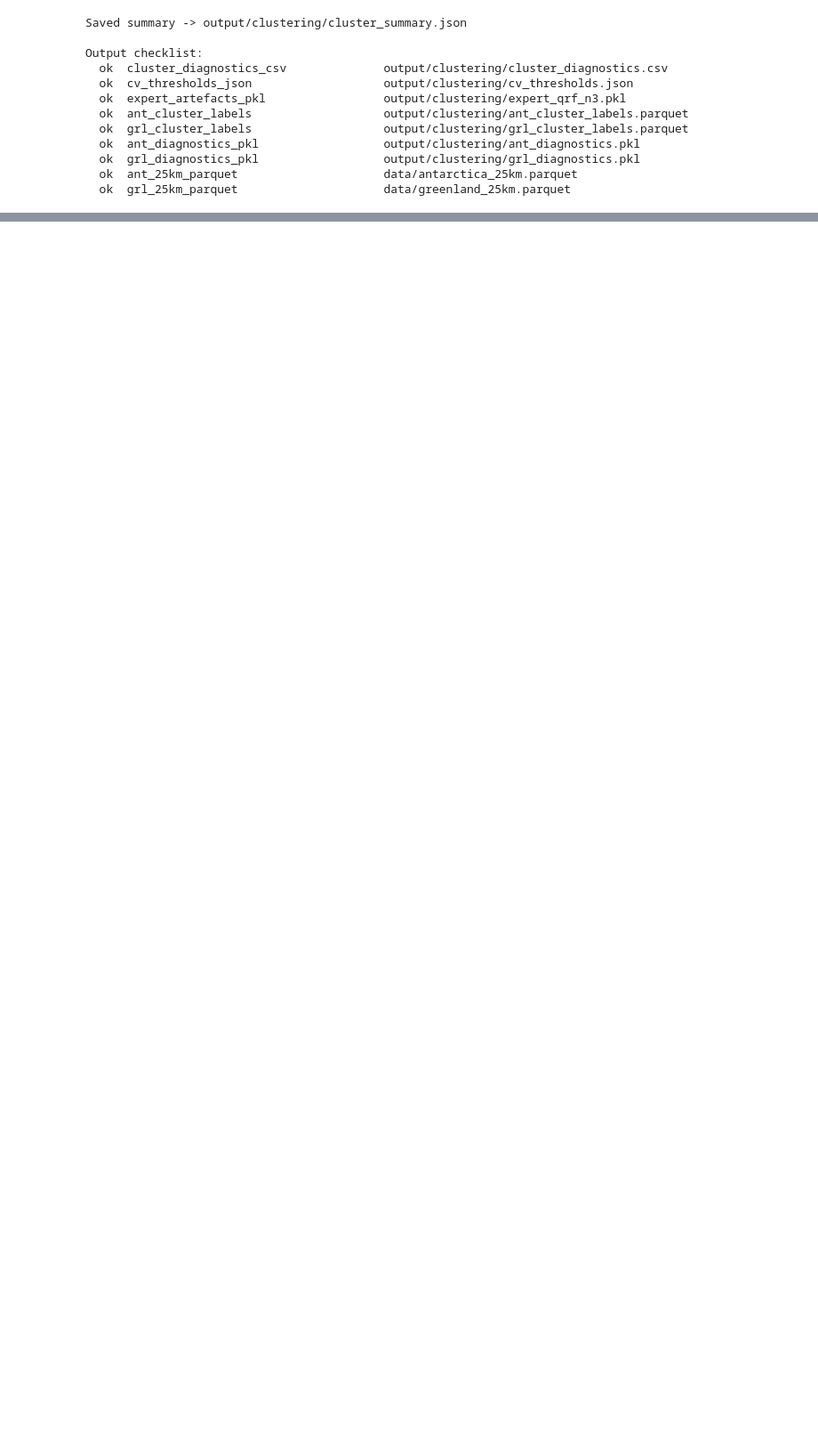
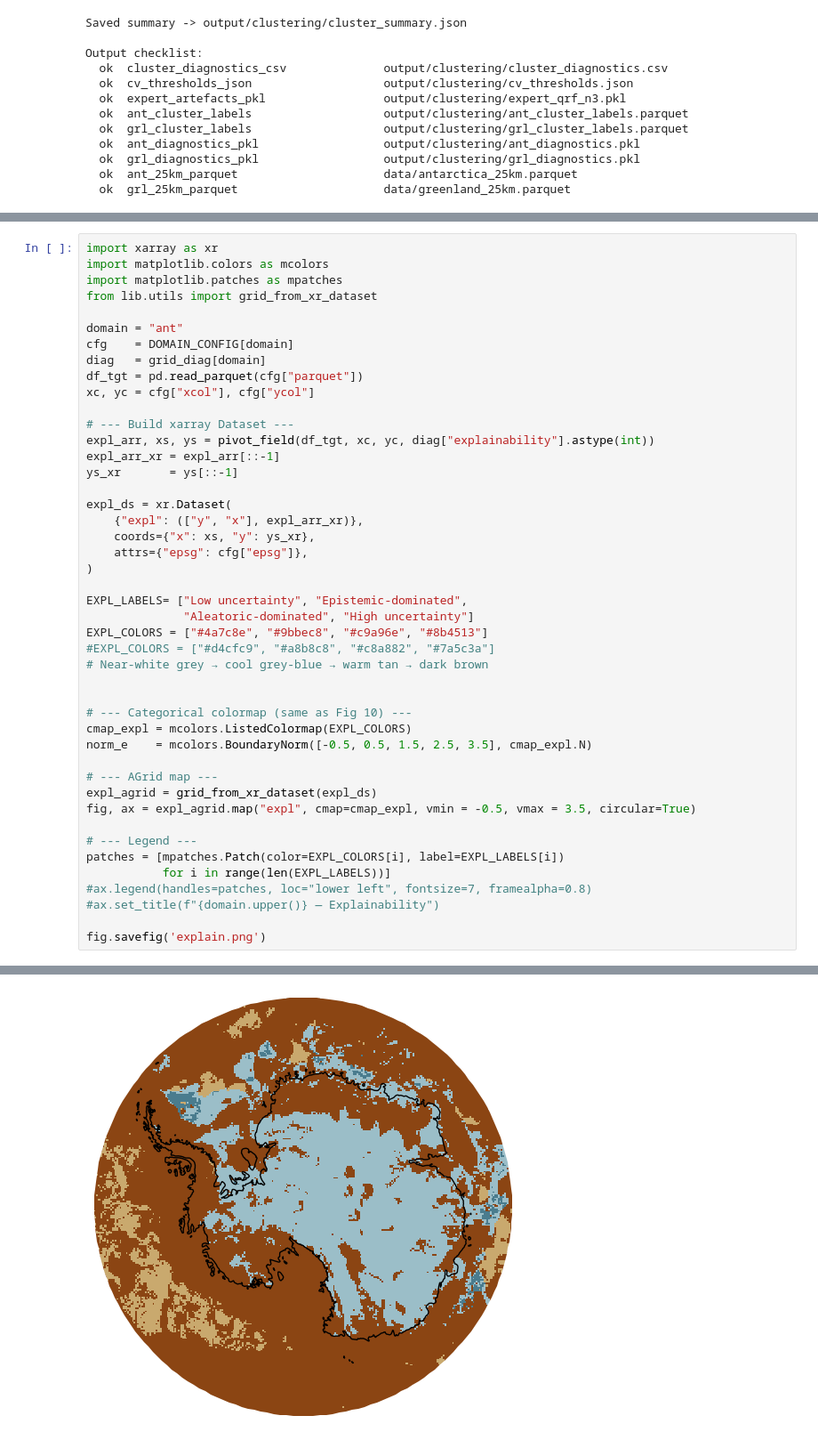
Before and after one commit to TobbeTripitaka/Aq2, a Jupyter notebook: 6_CLUSTERING_v2.ipynb, the cells around one changed output, grey strips where cells are left out. Shown at 89% size. Drawn from its saved outputs; the diff is of its cells as text; blank space fills up the shorter version.

```diff
--- a/6_CLUSTERING_v2.ipynb
+++ b/6_CLUSTERING_v2.ipynb
@@ -1178,2 +1214,46 @@ agrid_kq_qrf =  grid_from_xr_dataset(kq_qrf)
 # %%
+import xarray as xr
+import matplotlib.colors as mcolors
+import matplotlib.patches as mpatches
+from lib.utils import grid_from_xr_dataset
+
+domain = "ant"
+cfg    = DOMAIN_CONFIG[domain]
+diag   = grid_diag[domain]
+df_tgt = pd.read_parquet(cfg["parquet"])
+xc, yc = cfg["xcol"], cfg["ycol"]
+
+# --- Build xarray Dataset ---
+expl_arr, xs, ys = pivot_field(df_tgt, xc, yc, diag["explainability"].astype(int))
+expl_arr_xr = expl_arr[::-1]
+ys_xr       = ys[::-1]
+
+expl_ds = xr.Dataset(
+    {"expl": (["y", "x"], expl_arr_xr)},
+    coords={"x": xs, "y": ys_xr},
+    attrs={"epsg": cfg["epsg"]},
+)
+
+EXPL_LABELS= ["Low uncertainty", "Epistemic-dominated",
+              "Aleatoric-dominated", "High uncertainty"]
+EXPL_COLORS = ["#4a7c8e", "#9bbec8", "#c9a96e", "#8b4513"]
+#EXPL_COLORS = ["#d4cfc9", "#a8b8c8", "#c8a882", "#7a5c3a"]
+# Near-white grey → cool grey-blue → warm tan → dark brown
+
+
+# --- Categorical colormap (same as Fig 10) ---
+cmap_expl = mcolors.ListedColormap(EXPL_COLORS)
+norm_e    = mcolors.BoundaryNorm([-0.5, 0.5, 1.5, 2.5, 3.5], cmap_expl.N)
+
+# --- AGrid map ---
+expl_agrid = grid_from_xr_dataset(expl_ds)
+fig, ax = expl_agrid.map("expl", cmap=cmap_expl, vmin = -0.5, vmax = 3.5, circular=True)
+
+# --- Legend ---
+patches = [mpatches.Patch(color=EXPL_COLORS[i], label=EXPL_LABELS[i])
+           for i in range(len(EXPL_LABELS))]
+#ax.legend(handles=patches, loc="lower left", fontsize=7, framealpha=0.8)
+#ax.set_title(f"{domain.upper()} — Explainability")
+
+fig.savefig('explain.png')
 # %% [output]
@@ -1181 +1260,2 @@ NameError: name 'kq_qrf' is not defined
+[figure, added]
 # %%
```
Also changed, not shown: parts of 3 cells of this notebook, 3 other files.
